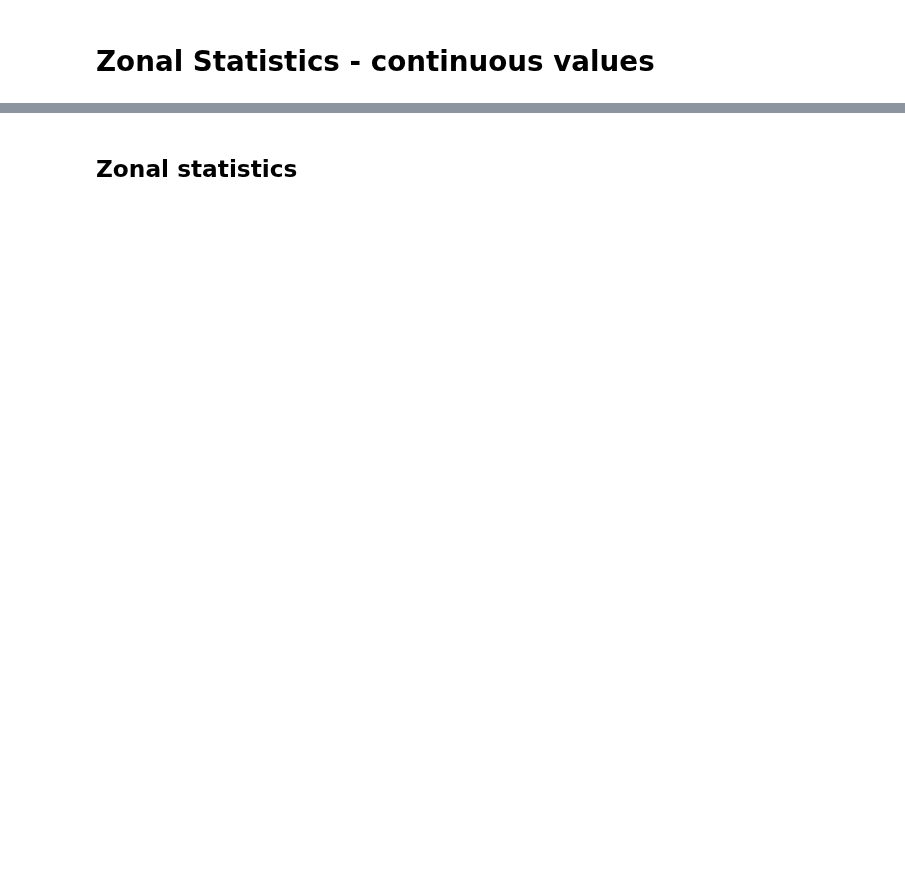
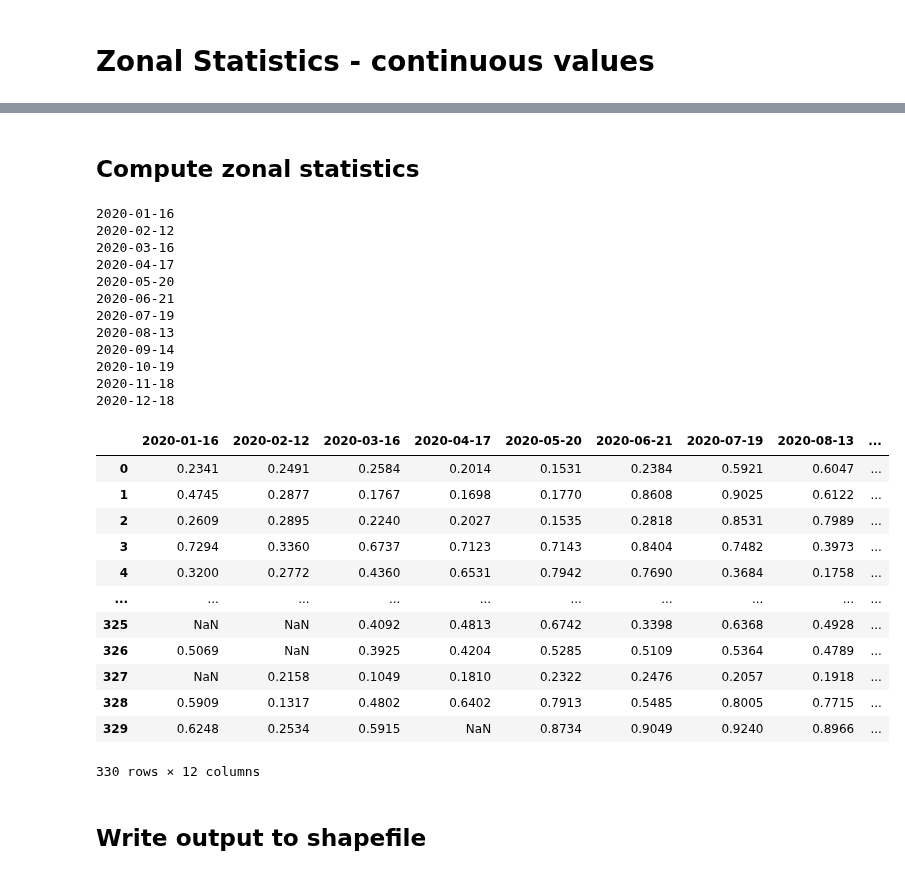
Before and after one commit to nicolasdeffense/eo-toolbox, a Jupyter notebook: notebooks/A_Zonal_Statistics/zonal_stats_continuous.ipynb, the cells around one changed output, grey strips where cells are left out. Saved outputs shown, nothing was run; the diff lists cells and outputs as text; code cells hidden in the pictures; blank space fills up the shorter version.

Commit message:
zonal stat cont

```diff
--- a/notebooks/A_Zonal_Statistics/zonal_stats_continuous.ipynb
+++ b/notebooks/A_Zonal_Statistics/zonal_stats_continuous.ipynb
@@ -28,6 +28,6 @@ Rasterstats : 0.14.0
 # %%
-index = 'NDVI'
+index_name = 'NDVI'
 
-stat = 'mean'
+stat_name = 'mean'
 
 nodata_val = -10000
@@ -67,0 +39,3 @@ Zonal Stats path are set to : /Volumes/nbdid-sst-lbrat2104/GROUP_X/WORK/ZONAL_ST
+# %%
+format     = '%Y%m%d' # format : YYYYMMDD
+begin_date = 8
@@ -67,0 +124,15 @@ Zonal Stats path are set to : /Volumes/nbdid-sst-lbrat2104/GROUP_X/WORK/ZONAL_ST
+# %%
+dict_list = []
+
+for im in raster_file_list:
+
+        date_str = os.path.basename(im)[begin_date-1:begin_date-1+8]
+
+        date_im = datetime.datetime.strptime(date_str, format).date()
+
+        dict_list.append({'date': date_im,
+                            'im_path': im})
+
+im_date_path_df = pd.DataFrame.from_dict(dict_list).sort_values('date')
+
+display(im_date_path_df)
@@ -68,2 +153,2 @@ Zonal Stats path are set to : /Volumes/nbdid-sst-lbrat2104/GROUP_X/WORK/ZONAL_ST
 # %% [markdown]
-## Zonal statistics
+## Compute zonal statistics
@@ -118,0 +155,48 @@ if not os.path.isfile(in_situ_ndvi_file):
+# %%
+df_list = []
+
+for i, row in im_date_path_df.iterrows():
+    im       = row['im_path']
+    date_str = row['date']
+
+    print(date_str)
+
+    df = pd.DataFrame(zonal_stats(gdf,
+                                  im,
+                                  stats=stat_name,
+                                  nodata=nodata_val))
+
+    df = df.rename(columns={stat_name: date_str})
+    df_list.append(df)
+
+dfs = pd.concat(df_list, axis=1).round(4)
+
+display(dfs)
+# %% [output]
+2020-01-16
+2020-02-12
+2020-03-16
+2020-04-17
+2020-05-20
+2020-06-21
+2020-07-19
+2020-08-13
+2020-09-14
+2020-10-19
+2020-11-18
+2020-12-18
+|  | 2020-01-16 | 2020-02-12 | 2020-03-16 | 2020-04-17 | 2020-05-20 | 2020-06-21 | 2020-07-19 | 2020-08-13 | ... |
+| 0 | 0.2341 | 0.2491 | 0.2584 | 0.2014 | 0.1531 | 0.2384 | 0.5921 | 0.6047 | ... |
+| 1 | 0.4745 | 0.2877 | 0.1767 | 0.1698 | 0.1770 | 0.8608 | 0.9025 | 0.6122 | ... |
+| 2 | 0.2609 | 0.2895 | 0.2240 | 0.2027 | 0.1535 | 0.2818 | 0.8531 | 0.7989 | ... |
+| 3 | 0.7294 | 0.3360 | 0.6737 | 0.7123 | 0.7143 | 0.8404 | 0.7482 | 0.3973 | ... |
+| 4 | 0.3200 | 0.2772 | 0.4360 | 0.6531 | 0.7942 | 0.7690 | 0.3684 | 0.1758 | ... |
+| ... | ... | ... | ... | ... | ... | ... | ... | ... | ... |
+| 325 | NaN | NaN | 0.4092 | 0.4813 | 0.6742 | 0.3398 | 0.6368 | 0.4928 | ... |
+| 326 | 0.5069 | NaN | 0.3925 | 0.4204 | 0.5285 | 0.5109 | 0.5364 | 0.4789 | ... |
+| 327 | NaN | 0.2158 | 0.1049 | 0.1810 | 0.2322 | 0.2476 | 0.2057 | 0.1918 | ... |
+| 328 | 0.5909 | 0.1317 | 0.4802 | 0.6402 | 0.7913 | 0.5485 | 0.8005 | 0.7715 | ... |
+| 329 | 0.6248 | 0.2534 | 0.5915 | NaN | 0.8734 | 0.9049 | 0.9240 | 0.8966 | ... |
+330 rows × 12 columns
+# %% [markdown]
+## Write output to shapefile
```
Also changed, not shown: parts of 18 cells of this notebook, 4 other files.
